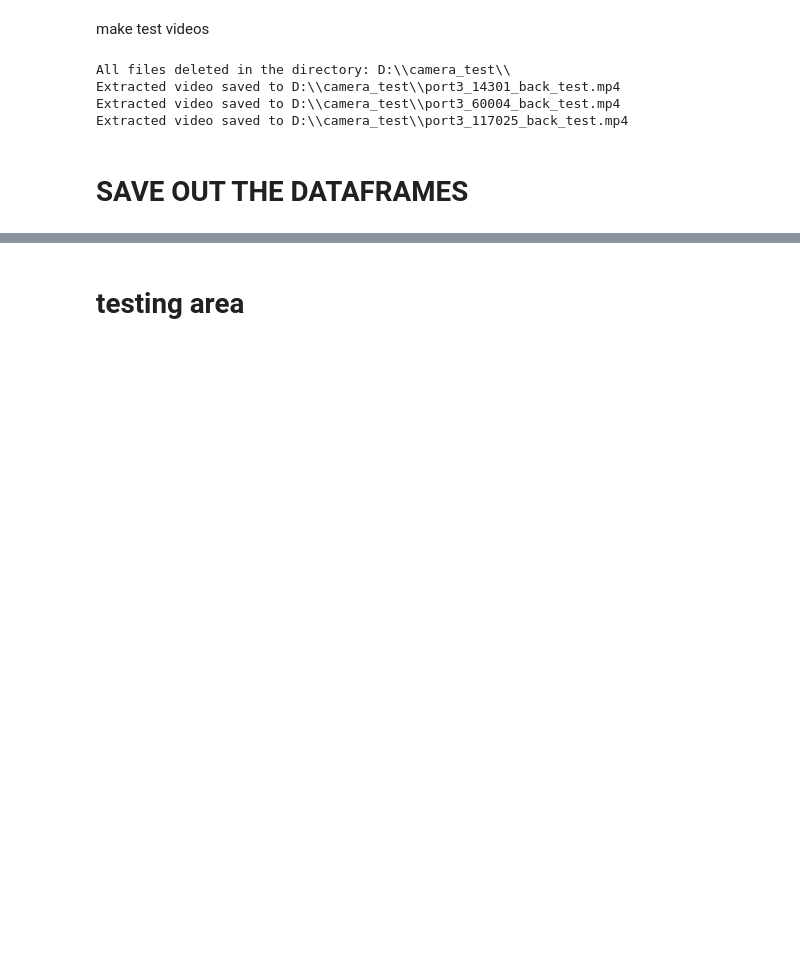
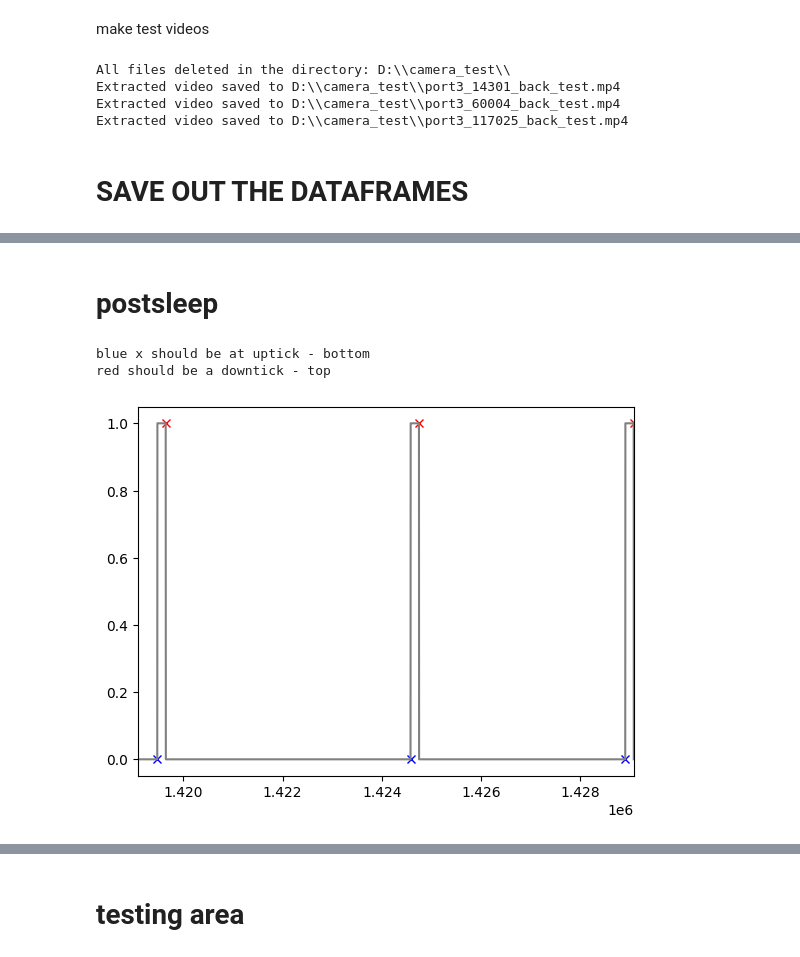
Before and after one commit to SainsburyWellcomeCentre/sequences_neuropixel_preprocess, a Jupyter notebook: 6_align_data.ipynb, the cells around one changed output, grey strips where cells are left out. Saved outputs shown, nothing was run; the diff lists cells and outputs as text; code cells hidden in the pictures; blank space fills up the shorter version.

```diff
--- a/6_align_data.ipynb
+++ b/6_align_data.ipynb
@@ -1442,0 +1678,32 @@ print('data Saved')
+# %% [markdown]
+# postsleep
+# %%
+postsleep_cam_ts = cam_ts[cam_ts.epoch == 'postsleep'].reset_index()
+
+### find camera triggers:
+
+Camera_trig_states = postsleep_cam_ts['Trigger State'].values
+
+where_ttl_changes = list(np.where(np.roll(Camera_trig_states,1)!=Camera_trig_states)[0])
+if where_ttl_changes[0] == 0:
+    where_ttl_changes = where_ttl_changes[1::]
+down_tick = np.array(where_ttl_changes[1::2])
+up_tick = np.array(where_ttl_changes[0::2])
+
+## check this is correct:
+plt.plot(down_tick,np.ones(len(down_tick)),'x', color = 'red')
+plt.plot(up_tick,np.zeros(len(up_tick)),'x',color = 'blue')
+plt.plot(Camera_trig_states, color = 'grey')
+plt.xlim([max(where_ttl_changes)-10000, max(where_ttl_changes)])
+
+
+print('blue x should be at uptick - bottom')
+print('red should be a downtick - top')
+
+### set ts variables:
+cam_trigger_times = postsleep_cam_ts['Time Stamps'][where_ttl_changes].values
+ephys_ts = Bpod_NIDAQ_TTLS['global_timestamp'][postsleep_barcode_index::].values
+# %% [output]
+blue x should be at uptick - bottom
+red should be a downtick - top
+[figure, added]
```
Also changed, not shown: parts of 22 cells of this notebook, 2 other files.
